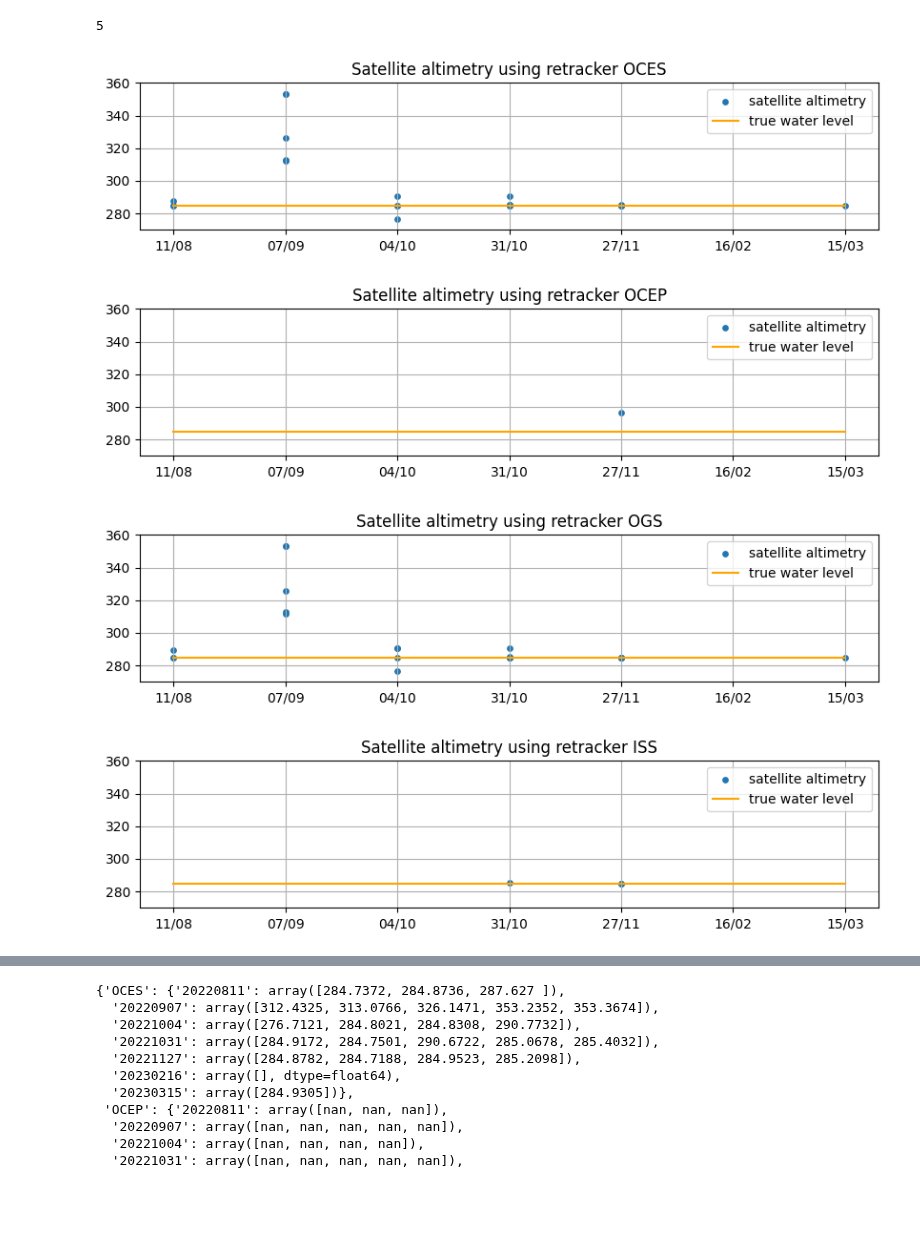
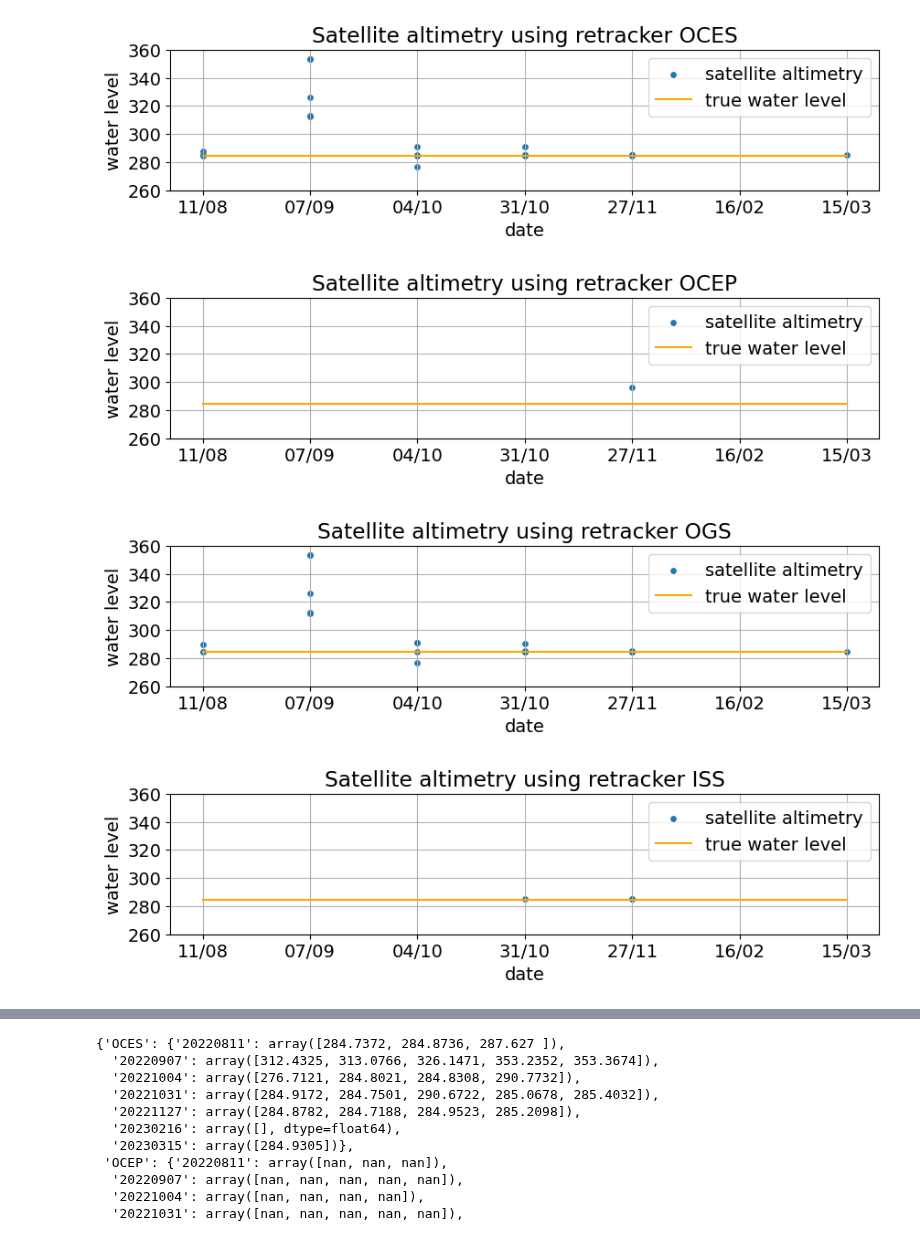
Before and after one commit to ziqing97/gnss_ir_analyze, a Jupyter notebook: src/plot_sentinel.ipynb, the cells around one changed output, grey strips where cells are left out. Saved outputs shown, nothing was run; the diff lists cells and outputs as text; code cells hidden in the pictures; blank space fills up the shorter version.

Commit message:
update plot settings

```diff
--- a/src/plot_sentinel.ipynb
+++ b/src/plot_sentinel.ipynb
@@ -19,39 +17,38 @@ retrack_method = 'OCES'
-# %%
-print(max(range(0,6)))
-# %% [output]
-5
 # %%
 retrack_method = ['OCES','OCEP','OGS','ISS','ICES','ICEP','SICS']
-
+plt.rcParams.update({'font.size': 14})
 date_list = {'20220811':0,'20220907':1,'20221004':2,'20221031':3,'20221127':4,'20230216':5,'20230315':6}
 sentinel = {}
 for rm in retrack_method:
     sentinel[rm] = {}
     for yeardate in date_list:
         sentinel[rm][yeardate] = np.asarray(list(imoda.get_sentinel_data(yeardate,rm).values()))
 
 
 for rm, data in sentinel.items():
     x = []
     y = []
     for i,(d, data2) in enumerate(data.items()):
         for h in data2:
             x.append(i)
             y.append(h)
     fig,ax = plt.subplots()
     fig.set_size_inches(10,2)
     ax.scatter(x,y,s=15)
     ax.plot([0,6],[284.5,284.5],color='orange')
     ax.legend(['satellite altimetry','true water level'])
-    ax.set_ylim([270,360])
+    ax.set_ylim([260,360])
+    ax.set_yticks([260,280,300,320,340,360])
+    ax.set_xlabel('date')
+    ax.set_ylabel('water level')
     ax.grid()
     ax.set_xticks([0,1,2,3,4,5,6])
     ax.set_xticklabels(['11/08','07/09','04/10','31/10','27/11','16/02','15/03'])
     ax.set_title(f'Satellite altimetry using retracker {rm}')
     fig.savefig(f'../../write/bilder/kapitel4/sentinel_{rm}.png',bbox_inches='tight')
 # ax.legend(retrack_method)
 # %% [output]
-[figure, old version]
+[figure, new version]
-[figure, old version]
+[figure, new version]
-[figure, old version]
+[figure, new version]
-[figure, old version]
+[figure, new version]
```
Also changed, not shown: parts of 2 cells of this notebook.
